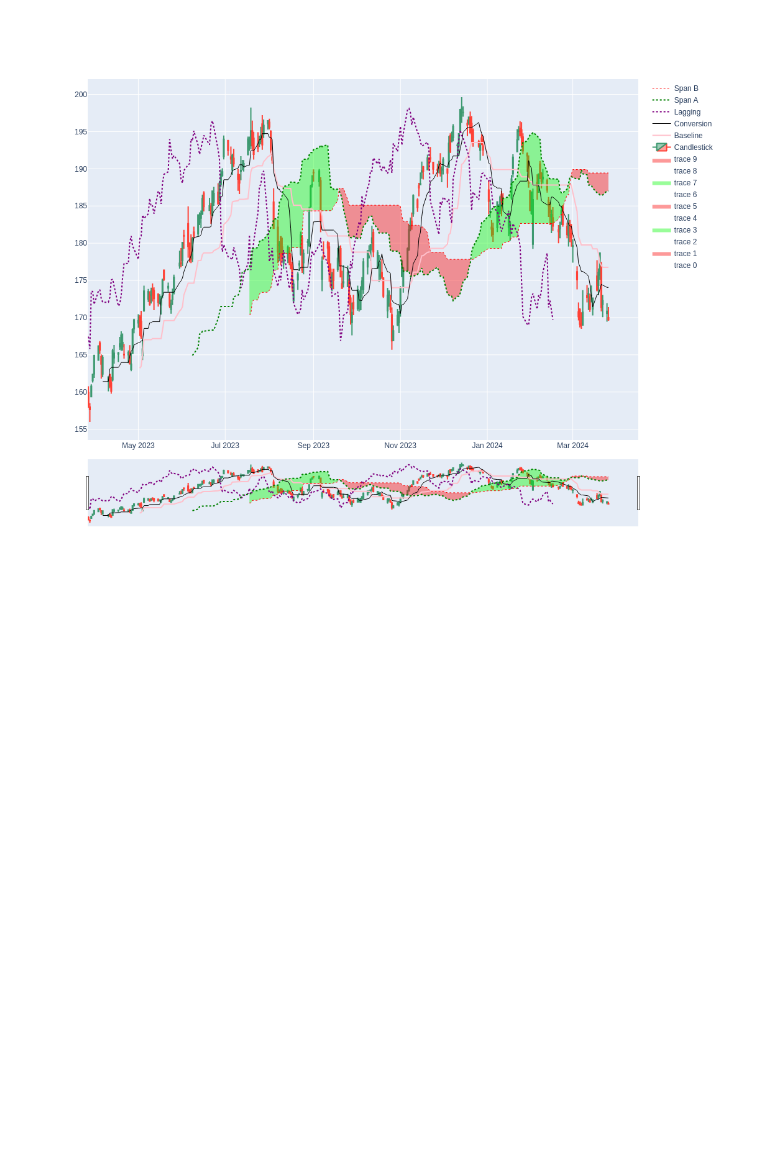
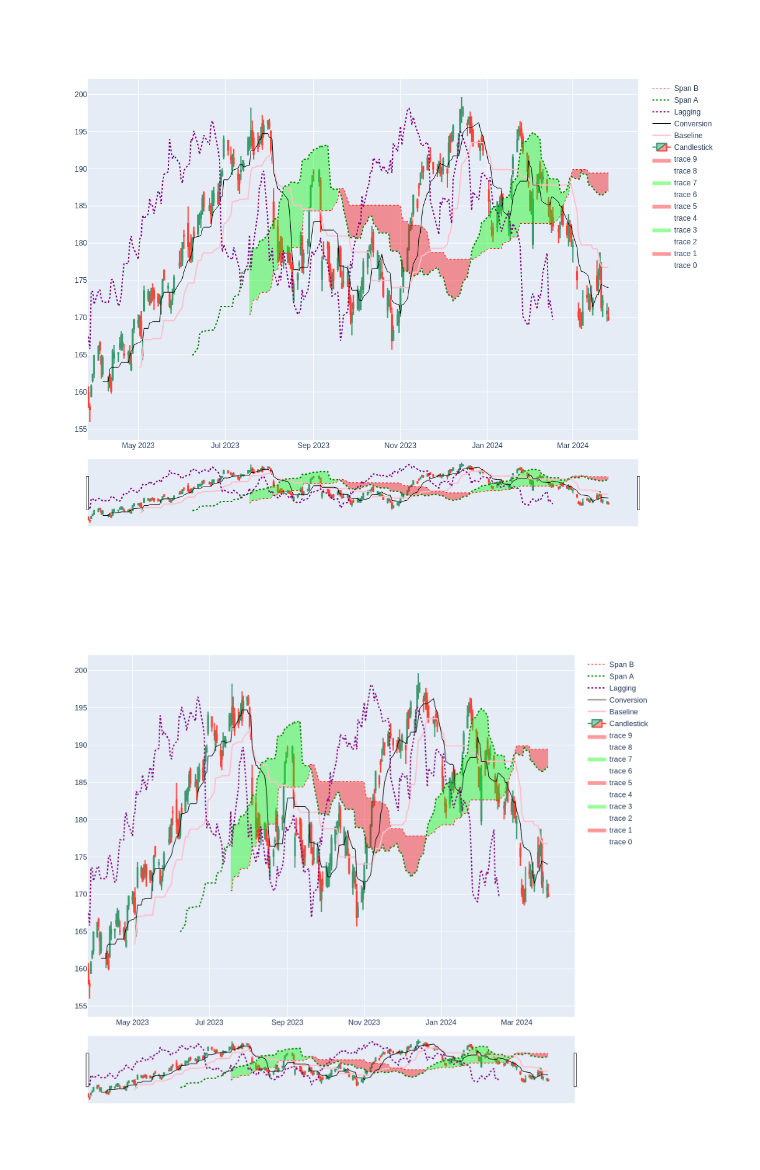
Before and after one commit to qu4ku/ichimoku-cloud-technical-analysis-indicator, a Jupyter notebook: ichimoku-cloud.ipynb, the cells around one changed output. Saved outputs shown, nothing was run; the diff lists cells and outputs as text; code cells hidden in the pictures; blank space fills up the shorter version.

Commit message:
ichimoku plot

```diff
--- a/ichimoku-cloud.ipynb
+++ b/ichimoku-cloud.ipynb
@@ -130,0 +138,7 @@ fig.show()
+# %%
+from IPython.display import Image
+
+# Load and display the image
+Image(filename='ichimoku_cloud.png')
+# %% [output]
+[figure, added]
```
Also changed, not shown: parts of 1 cell of this notebook, 1 other file.
